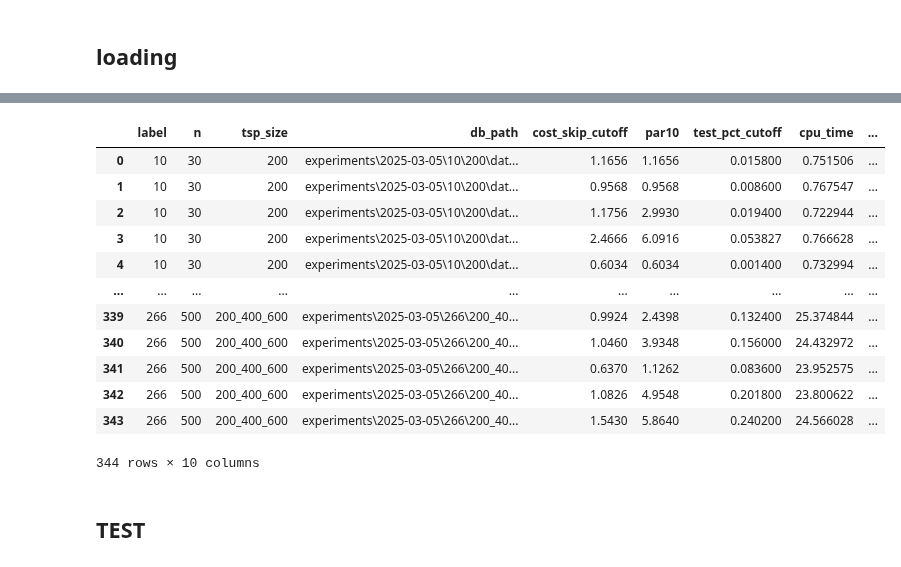
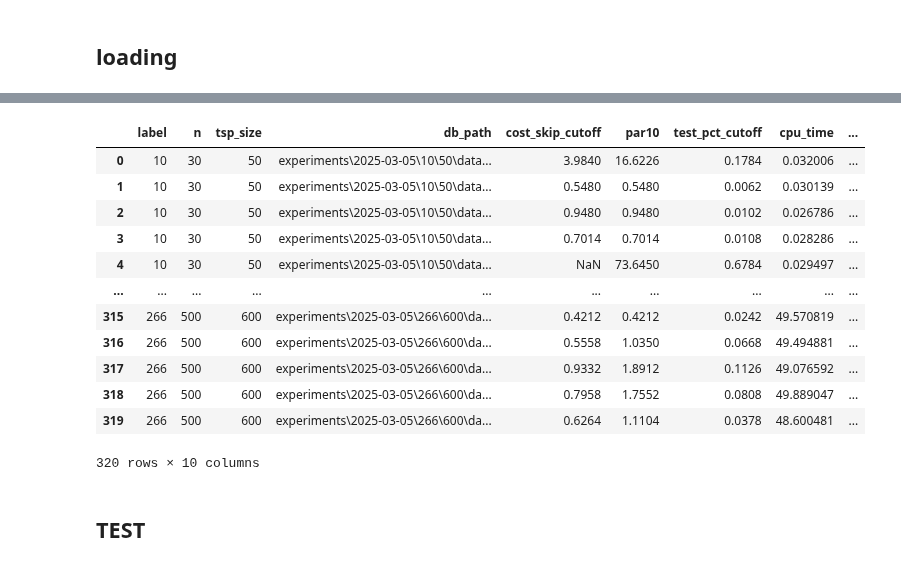
Before and after one commit to zakrzewow/raw-algorithm-portfolios, a Jupyter notebook: results_article_instance_scaling.ipynb, the cells around one changed output, grey strips where cells are left out. Cells and saved outputs as stored; diff of their text form; code cells hidden in the pictures.

```diff
--- a/results_article_instance_scaling.ipynb
+++ b/results_article_instance_scaling.ipynb
@@ -23,6 +23,10 @@ class CutOff:
     time_400: float
     cost_200: float
     time_200: float
+    cost_100: float
+    time_100: float
+    cost_50: float
+    time_50: float
     label: str
 
     @property
@@ -38,6 +42,10 @@ cut_offs = [
         time_400=4.1,
         cost_200=8.9,
         time_200=0.89,
+        cost_100=1.9,
+        time_100=0.19,
+        cost_50=0.4,
+        time_50=0.04,
         label="10",
     ),
     CutOff(
@@ -47,6 +55,10 @@ cut_offs = [
         time_400=2.18,
         cost_200=4.7,
         time_200=0.47,
+        cost_100=1.0,
+        time_100=0.10,
+        cost_50=0.2,
+        time_50=0.02,
         label="531",
     ),
     CutOff(
@@ -56,6 +68,10 @@ cut_offs = [
         time_400=1.09,
         cost_200=2.3,
         time_200=0.23,
+        cost_100=0.5,
+        time_100=0.05,
+        cost_50=0.1,
+        time_50=0.01,
         label="266",
     ),
 ]
@@ -68,11 +84,11 @@ cut_offs
 # %%
 cut_off = cut_offs[0]
 n = "30"
-tsp_size = "200"
+tsp_size = "50"
 
 dir_ = cut_off.dir / tsp_size / "database"
 databases = list(dir_.glob(f"run-plain-{n}-*.db"))
-db_path = databases[0]
+db_path = databases[9]
 db = DB(db_path)
 try:
     results = pd.read_sql_query("SELECT * FROM results", db._conn)
@@ -167,7 +183,7 @@ records = []
 
 for cut_off in cut_offs:
     for n in ["30", "250", "500"]:
-        for tsp_size in ["200", "400", "600", "200_400_600"]:
+        for tsp_size in ["50", "100", "200", "400", "600"]:
             dir_ = cut_off.dir / tsp_size / "database"
             databases = list(dir_.glob(f"run-plain-{n}-*.db"))
 
@@ -202,9 +218,11 @@ for cut_off in cut_offs:
                         return x.iloc[-1]
                     return x.iloc[idx]
 
-
-                cost_skip_cutoff = test_costs.agg(_cost_skip_cutoff).mean()
-
+                try:
+                    cost_skip_cutoff = test_costs.agg(_cost_skip_cutoff).mean()
+                except Exception as e:
+                    print(db_path)
+                    cost_skip_cutoff = np.nan
 
                 # par-10
                 def _par10(x):
@@ -258,25 +283,25 @@ df = pd.DataFrame(records)
 # %%
 df['label'] = pd.Categorical(df['label'], categories=["10", "531", "266"], ordered=True)
 df['n'] = pd.Categorical(df['n'], categories=["30", "250", "500"], ordered=True)
-df['tsp_size'] = pd.Categorical(df['tsp_size'], categories=["200", "400", "600", "200_400_600"], ordered=True)
+df['tsp_size'] = pd.Categorical(df['tsp_size'], categories=["50", "100", "200", "400", "600"], ordered=True)
 df["db_path"] = df["db_path"].astype(str)
 df["db_path"] = df["db_path"].apply(lambda x: x[94:])
 
 df
 # %% [output]
 |  | label | n | tsp_size | db_path | cost_skip_cutoff | par10 | test_pct_cutoff | cpu_time | ... |
-| 0 | 10 | 30 | 200 | experiments\2025-03-05\10\200\dat... | 1.1656 | 1.1656 | 0.015800 | 0.751506 | ... |
-| 1 | 10 | 30 | 200 | experiments\2025-03-05\10\200\dat... | 0.9568 | 0.9568 | 0.008600 | 0.767547 | ... |
-| 2 | 10 | 30 | 200 | experiments\2025-03-05\10\200\dat... | 1.1756 | 2.9930 | 0.019400 | 0.722944 | ... |
-| 3 | 10 | 30 | 200 | experiments\2025-03-05\10\200\dat... | 2.4666 | 6.0916 | 0.053827 | 0.766628 | ... |
-| 4 | 10 | 30 | 200 | experiments\2025-03-05\10\200\dat... | 0.6034 | 0.6034 | 0.001400 | 0.732994 | ... |
+| 0 | 10 | 30 | 50 | experiments\2025-03-05\10\50\data... | 3.9840 | 16.6226 | 0.1784 | 0.032006 | ... |
+| 1 | 10 | 30 | 50 | experiments\2025-03-05\10\50\data... | 0.5480 | 0.5480 | 0.0062 | 0.030139 | ... |
+| 2 | 10 | 30 | 50 | experiments\2025-03-05\10\50\data... | 0.9480 | 0.9480 | 0.0102 | 0.026786 | ... |
+| 3 | 10 | 30 | 50 | experiments\2025-03-05\10\50\data... | 0.7014 | 0.7014 | 0.0108 | 0.028286 | ... |
+| 4 | 10 | 30 | 50 | experiments\2025-03-05\10\50\data... | NaN | 73.6450 | 0.6784 | 0.029497 | ... |
 | ... | ... | ... | ... | ... | ... | ... | ... | ... | ... |
-| 339 | 266 | 500 | 200_400_600 | experiments\2025-03-05\266\200_40... | 0.9924 | 2.4398 | 0.132400 | 25.374844 | ... |
-| 340 | 266 | 500 | 200_400_600 | experiments\2025-03-05\266\200_40... | 1.0460 | 3.9348 | 0.156000 | 24.432972 | ... |
-| 341 | 266 | 500 | 200_400_600 | experiments\2025-03-05\266\200_40... | 0.6370 | 1.1262 | 0.083600 | 23.952575 | ... |
-| 342 | 266 | 500 | 200_400_600 | experiments\2025-03-05\266\200_40... | 1.0826 | 4.9548 | 0.201800 | 23.800622 | ... |
-| 343 | 266 | 500 | 200_400_600 | experiments\2025-03-05\266\200_40... | 1.5430 | 5.8640 | 0.240200 | 24.566028 | ... |
+| 315 | 266 | 500 | 600 | experiments\2025-03-05\266\600\da... | 0.4212 | 0.4212 | 0.0242 | 49.570819 | ... |
+| 316 | 266 | 500 | 600 | experiments\2025-03-05\266\600\da... | 0.5558 | 1.0350 | 0.0668 | 49.494881 | ... |
+| 317 | 266 | 500 | 600 | experiments\2025-03-05\266\600\da... | 0.9332 | 1.8912 | 0.1126 | 49.076592 | ... |
+| 318 | 266 | 500 | 600 | experiments\2025-03-05\266\600\da... | 0.7958 | 1.7552 | 0.0808 | 49.889047 | ... |
+| 319 | 266 | 500 | 600 | experiments\2025-03-05\266\600\da... | 0.6264 | 1.1104 | 0.0378 | 48.600481 | ... |
-344 rows × 10 columns
+320 rows × 10 columns
 # %%
 df.to_parquet(BASE_DIR / "results.parquet")
 # %% [markdown]
```
Also changed, not shown: parts of 8 cells of this notebook, 4 other files.
